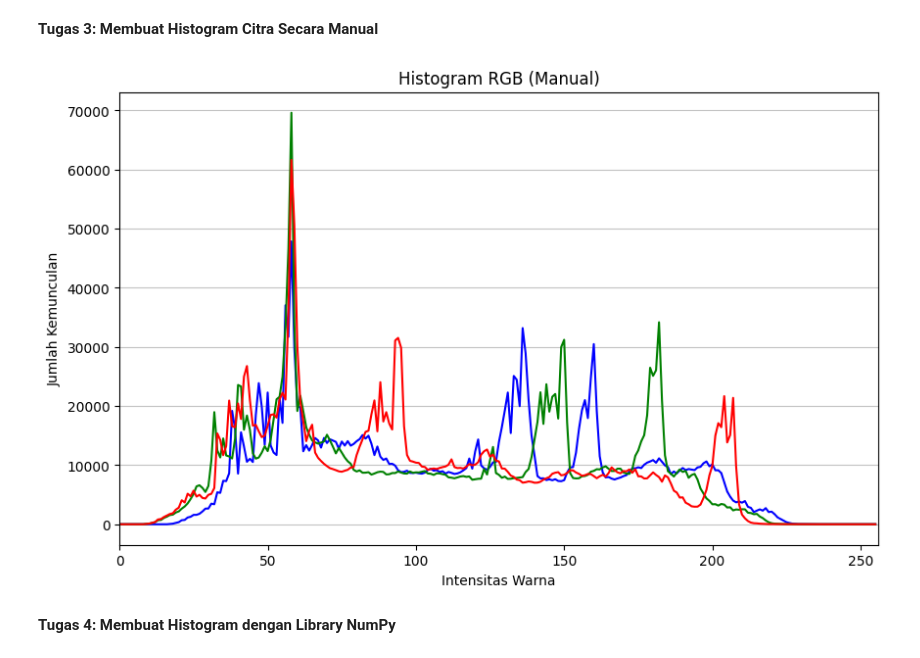
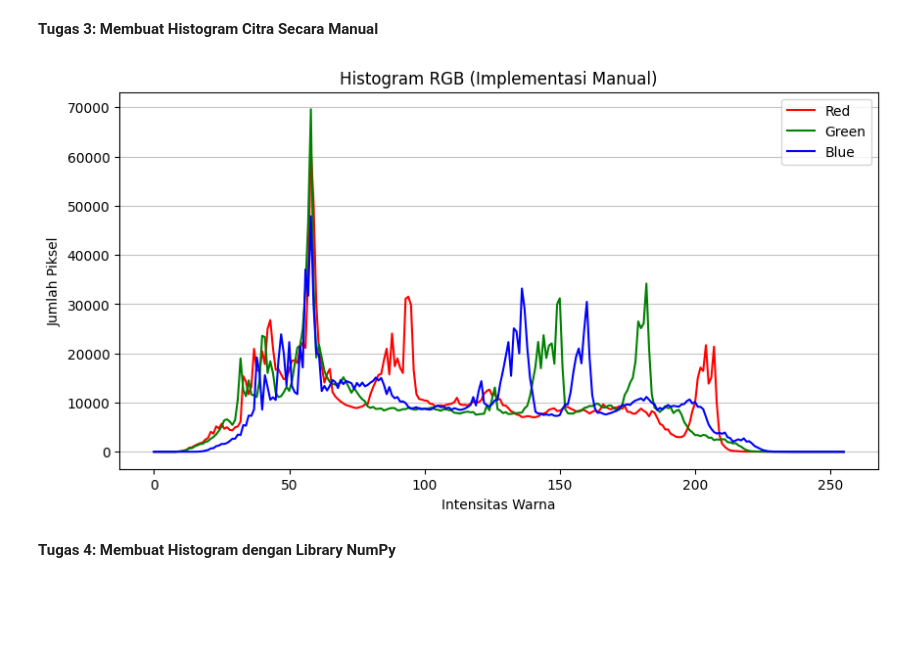
Before and after one commit to NaufalPratomo/PCVK_Ganjil_2025, a Jupyter notebook: Modul6.ipynb, the cells around one changed output. Saved outputs shown, nothing was run; the diff lists cells and outputs as text; code cells hidden in the pictures; blank space fills up the shorter version.

```diff
--- a/Modul6.ipynb
+++ b/Modul6.ipynb
@@ -11,40 +16,36 @@ from matplotlib import pyplot as plt
 # %% [markdown]
 **Tugas 3: Membuat Histogram Citra Secara Manual**
-# %%
-path_gambar = 'gambar1.tiff'
-img = cv2.imread(path_gambar)
-
-if img is None:
-    print(" ERROR: Gambar tidak ditemukan. Pastikan path sudah benar.")
-else:
-    # Pisahkan channel warna B, G, R
-    colors = ('b', 'g', 'r')
-
-    plt.figure(figsize=(10, 6))
-    plt.title("Histogram RGB (Manual)")
-    plt.xlabel("Intensitas Warna")
-    plt.ylabel("Jumlah Kemunculan")
-
-    for i, color in enumerate(colors):
-        # Buat array kosong (berisi nol) berukuran 256 untuk menyimpan hitungan piksel
-        hist = np.zeros(256)
-
-        # Ambil channel warna yang sesuai
-        channel = img[:,:,i]
-
-        # Hitung kemunculan setiap intensitas piksel
-        for y in range(channel.shape[0]):
-            for x in range(channel.shape[1]):
-                intensitas = channel[y, x]
-                hist[intensitas] += 1
-
-        # Plot histogram untuk channel ini
-        plt.plot(hist, color=color)
-
-    plt.xlim([0, 256])
-    plt.grid(axis='y', alpha=0.75)
-    plt.show()
-# %% [output]
-[figure, removed]
+# %%
+# Membaca gambar dan konversi ke RGB
+img = cv2.imread('gambar1.tiff')
+img_rgb = cv2.cvtColor(img, cv2.COLOR_BGR2RGB)
+
+# Inisialisasi array histogram untuk R, G, B dengan nilai nol
+hist_r = np.zeros(256)
+hist_g = np.zeros(256)
+hist_b = np.zeros(256)
+height, width, _ = img_rgb.shape
+
+# Looping piksel demi piksel untuk menghitung frekuensi
+for y in range(height):
+    for x in range(width):
+        r, g, b = img_rgb[y, x]
+        hist_r[r] += 1
+        hist_g[g] += 1
+        hist_b[b] += 1
+
+# Menampilkan histogram
+plt.figure(figsize=(10, 5))
+plt.title("Histogram RGB (Implementasi Manual)")
+plt.plot(hist_r, color='red', label='Red')
+plt.plot(hist_g, color='green', label='Green')
+plt.plot(hist_b, color='blue', label='Blue')
+plt.xlabel("Intensitas Warna")
+plt.ylabel("Jumlah Piksel")
+plt.legend()
+plt.grid(axis='y', alpha=0.75)
+plt.show()
+# %% [output]
+[figure, added]
 # %% [markdown]
 **Tugas 4: Membuat Histogram dengan Library NumPy**
```
Also changed, not shown: parts of 14 cells of this notebook.
